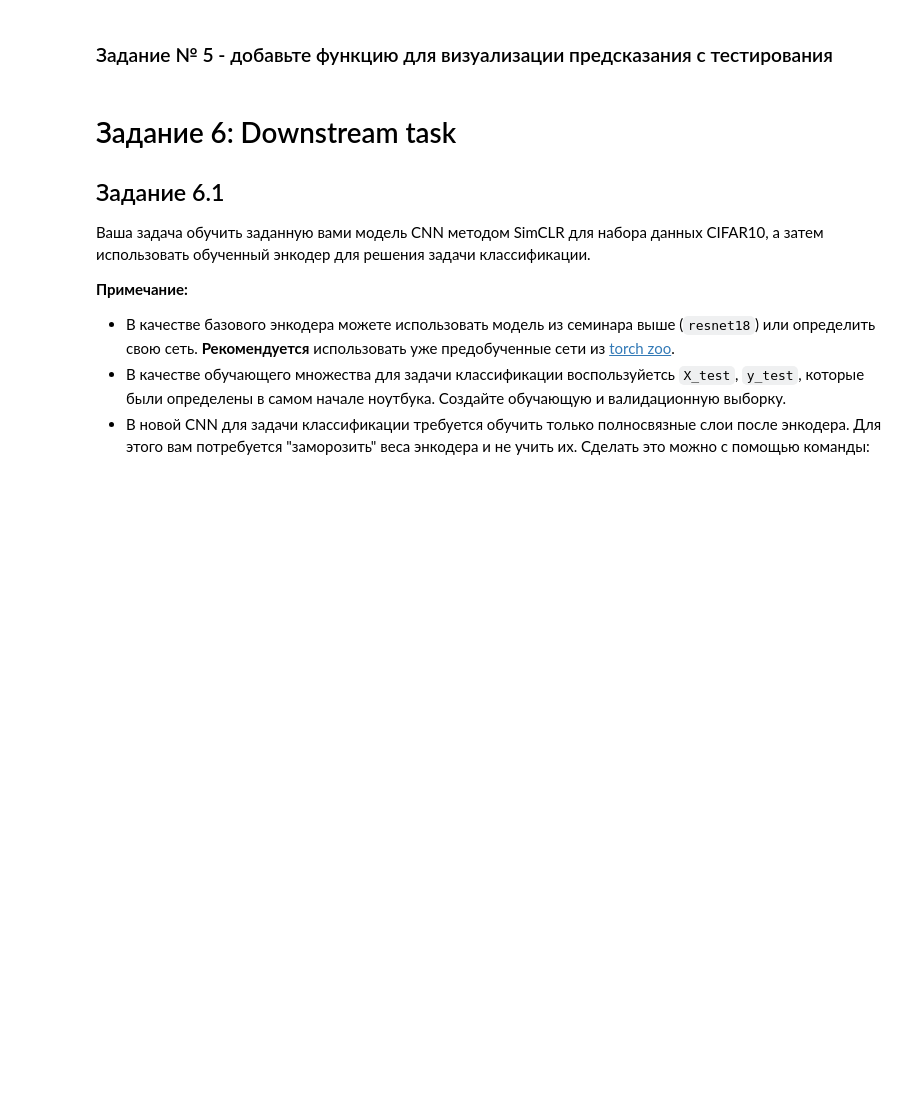
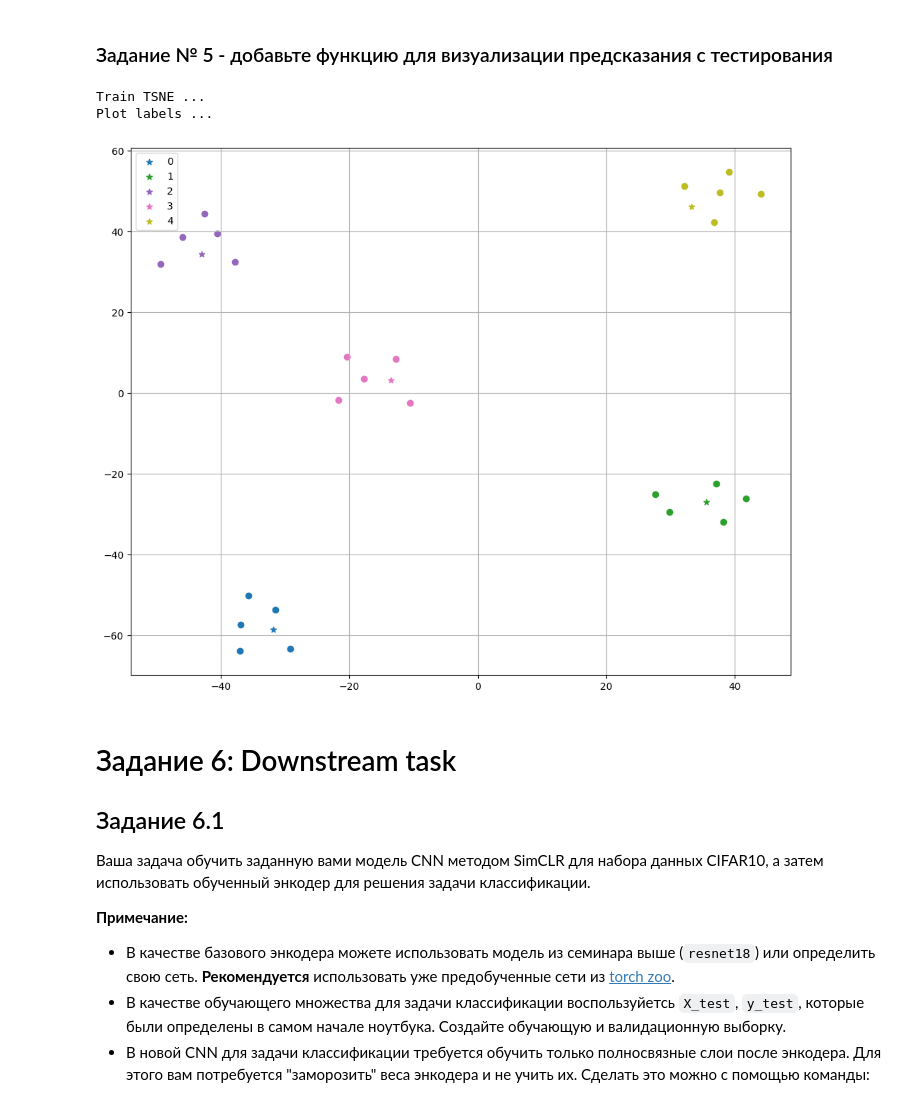
Before and after one commit to Tokomeir/ml_mipt_dafe, a Jupyter notebook: 07_Self_Supervision/homework/prototypical_omniglot_unsolved_ver1.ipynb, the cells around one changed output. Drawn from its saved outputs; the diff is of its cells as text; code cells hidden in the pictures; blank space fills up the shorter version.

```diff
--- a/07_Self_Supervision/homework/prototypical_omniglot_unsolved_ver1.ipynb
+++ b/07_Self_Supervision/homework/prototypical_omniglot_unsolved_ver1.ipynb
@@ -376,15 +371,15 @@ model = load_protonet_conv(
 
 optimizer = optim.Adam(model.parameters(), lr=0.001)
 
-n_way = 60
+n_way = 25
 n_support = 5
 n_query = 5
 
 train_x = trainx
 train_y = trainy
 
-max_epoch = 5
-epoch_size = 2000
+max_epoch = 2
+epoch_size = 300
 # %%
 %%time
 
@@ -472,3 +516,9 @@ display_sample(my_sample['images'])
+# %%
+show_predictions(my_sample, model.encoder)
+# %% [output]
+Train TSNE ...
+Plot labels ...
+[figure, added]
 # %% [markdown]
 # Задание 6: Downstream task
 
```
Also changed, not shown: parts of 13 cells of this notebook, 1 other file.
